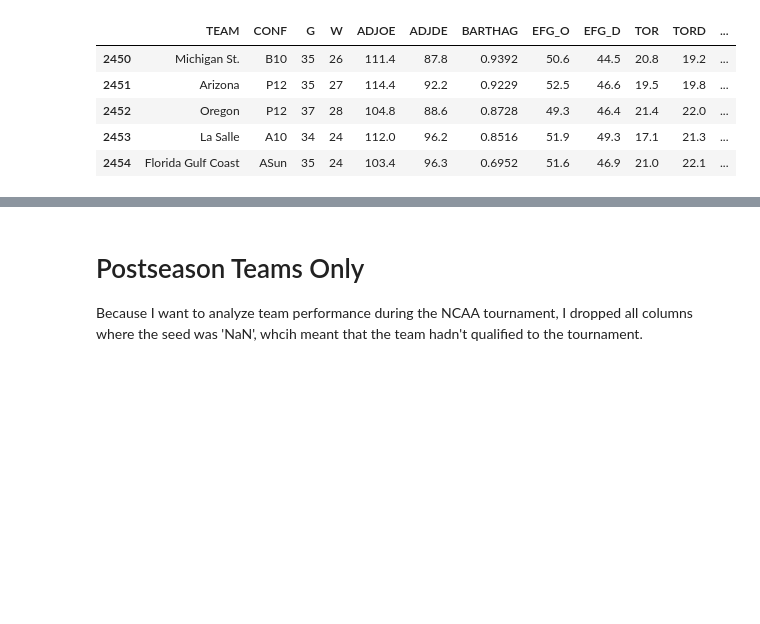
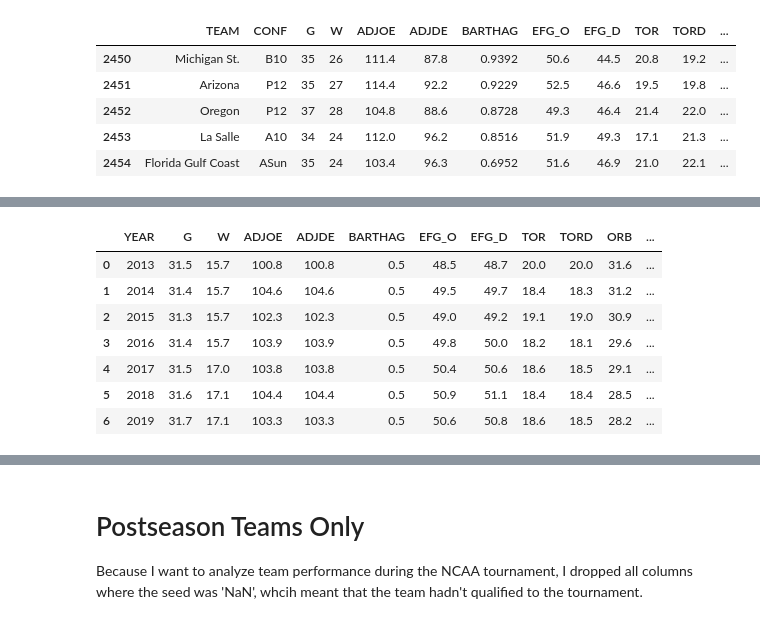
Before and after one commit to snayudu/cbbanalysis, a Jupyter notebook: CBB_Success_Factors.ipynb, the cells around one changed output, grey strips where cells are left out. Cells and saved outputs as stored; diff of their text form; code cells hidden in the pictures; blank space fills up the shorter version.

```diff
--- a/CBB_Success_Factors.ipynb
+++ b/CBB_Success_Factors.ipynb
@@ -90,0 +112,14 @@ df.sample(20)
+# %%
+groupedyear = df.groupby('YEAR')
+statsbyyear = groupedyear.mean().round(1)
+statsbyyear = statsbyyear.reset_index().drop(columns='SEED')
+statsbyyear
+# %% [output]
+|  | YEAR | G | W | ADJOE | ADJDE | BARTHAG | EFG_O | EFG_D | TOR | TORD | ORB | ... |
+| 0 | 2013 | 31.5 | 15.7 | 100.8 | 100.8 | 0.5 | 48.5 | 48.7 | 20.0 | 20.0 | 31.6 | ... |
+| 1 | 2014 | 31.4 | 15.7 | 104.6 | 104.6 | 0.5 | 49.5 | 49.7 | 18.4 | 18.3 | 31.2 | ... |
+| 2 | 2015 | 31.3 | 15.7 | 102.3 | 102.3 | 0.5 | 49.0 | 49.2 | 19.1 | 19.0 | 30.9 | ... |
+| 3 | 2016 | 31.4 | 15.7 | 103.9 | 103.9 | 0.5 | 49.8 | 50.0 | 18.2 | 18.1 | 29.6 | ... |
+| 4 | 2017 | 31.5 | 17.0 | 103.8 | 103.8 | 0.5 | 50.4 | 50.6 | 18.6 | 18.5 | 29.1 | ... |
+| 5 | 2018 | 31.6 | 17.1 | 104.4 | 104.4 | 0.5 | 50.9 | 51.1 | 18.4 | 18.4 | 28.5 | ... |
+| 6 | 2019 | 31.7 | 17.1 | 103.3 | 103.3 | 0.5 | 50.6 | 50.8 | 18.6 | 18.5 | 28.2 | ... |
```
Also changed, not shown: parts of 22 cells of this notebook.
